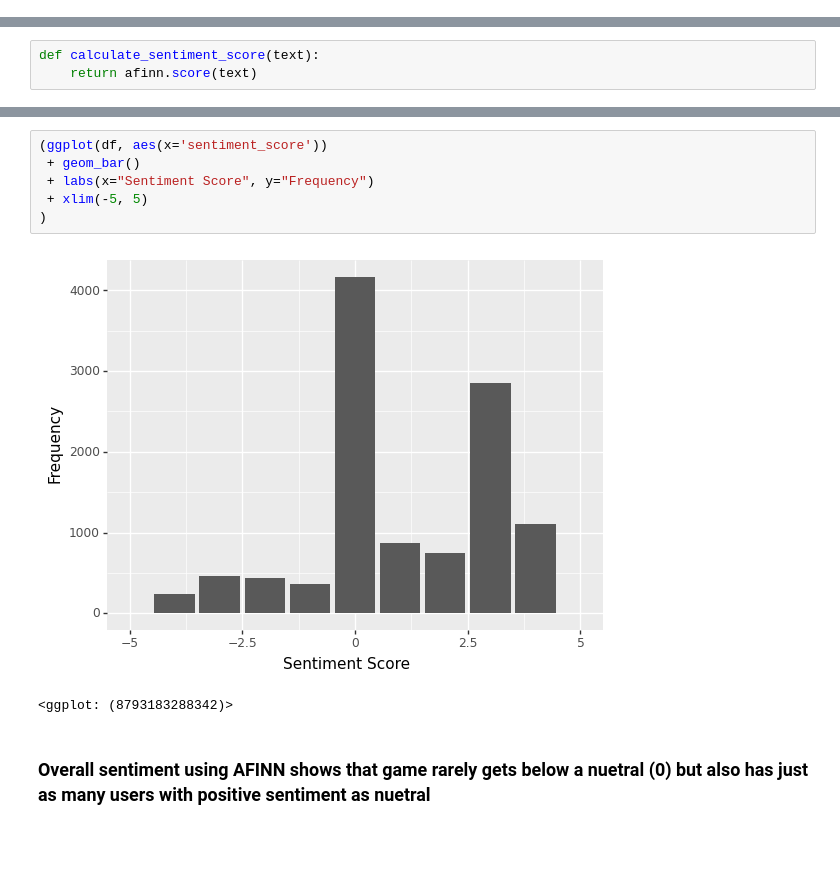
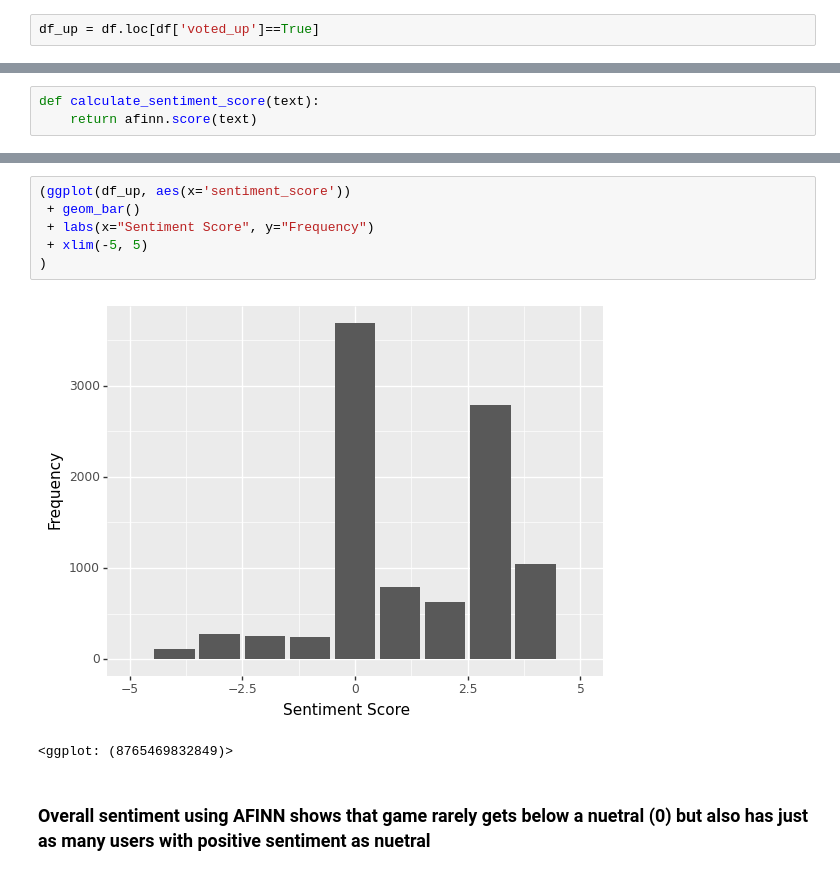
Before and after one commit to CarlosGG18/Rockstar-Games-Sentiment-Analysis, a Jupyter notebook: modeling.ipynb, the cells around one changed output, grey strips where cells are left out. Drawn from its saved outputs; the diff is of its cells as text; blank space fills up the shorter version.

```diff
--- a/modeling.ipynb
+++ b/modeling.ipynb
@@ -37,3 +41,5 @@ df.head()
 | 2 | 134415676 | It's fun. | 1678467049 | 1678467049 | True | 0 | 76561199164783545 | ... |
 | 3 | 134413916 | Its GTA 5 ! \nWhats there to say,... | 1678464935 | 1678464935 | True | 0 | 76561198255277604 | ... |
 | 4 | 134408736 | DAMN GAME\n | 1678460718 | 1678460718 | True | 0 | 76561199094970526 | ... |
+# %%
+df_up = df.loc[df['voted_up']==True]
@@ -91,14 +113,14 @@ One detail that common gamers often miss is the amount of detail and realism in
 
 In conclusion, if you're a fellow nerd like me, and you love games that offer endless possibilities for exploration and experimentation, then Grand Theft Auto V is a must-play. And if you want to see  ...
 # %%
-(ggplot(df, aes(x='sentiment_score'))
+(ggplot(df_up, aes(x='sentiment_score'))
  + geom_bar()
  + labs(x="Sentiment Score", y="Frequency")
  + xlim(-5, 5)
 )
 # %% [output]
-[figure, old version]
+[figure, new version]
-<ggplot: (8793183288342)>
+<ggplot: (8765469832849)>
 # %% [markdown]
 ### Overall sentiment using AFINN shows that game rarely gets below a nuetral (0) but also has just as many users with positive sentiment as nuetral
 # %%
```
Also changed, not shown: parts of 22 cells of this notebook.
